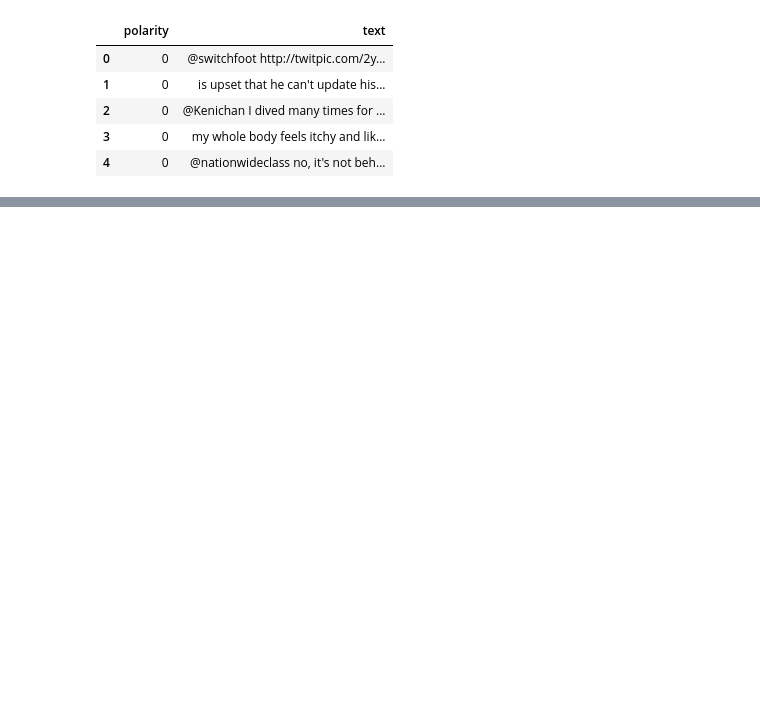
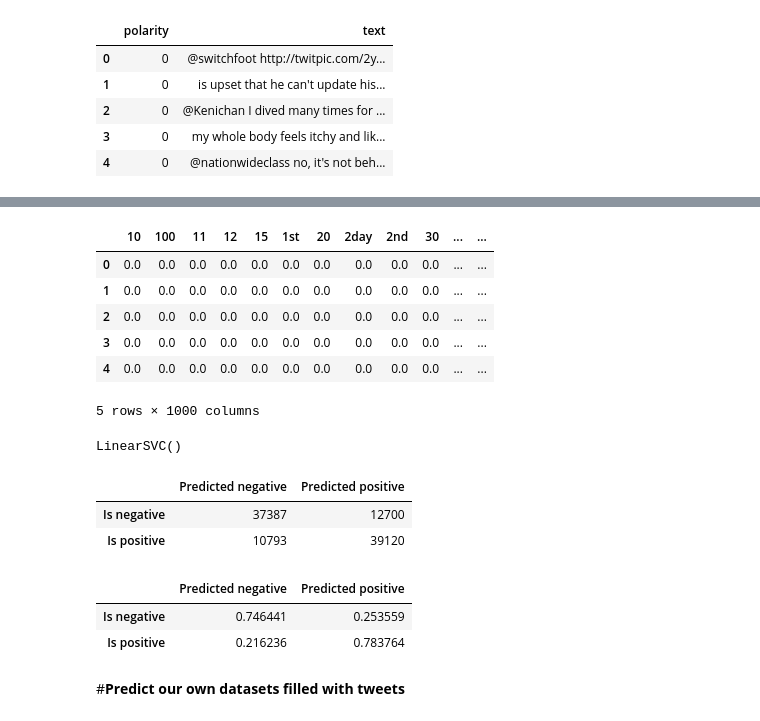
Before and after one commit to tomheyden/ATIT2-22, a Jupyter notebook: investigating-sentiment-analysis/notebooks/Cleaning the Sentiment140 data.ipynb, the cells around one changed output, grey strips where cells are left out. Drawn from its saved outputs; the diff is of its cells as text; code cells hidden in the pictures; blank space fills up the shorter version.

```diff
--- a/investigating-sentiment-analysis/notebooks/Cleaning the Sentiment140 data.ipynb
+++ b/investigating-sentiment-analysis/notebooks/Cleaning the Sentiment140 data.ipynb
@@ -121,0 +93,13 @@ In this section, we cleaned up the **Sentiment140** tweet dataset. Sentiment140
+# %%
+vectorizer = TfidfVectorizer(max_features=1000)
+vectors = vectorizer.fit_transform(df.text)
+words_df = pd.DataFrame(vectors.toarray(), columns=vectorizer.get_feature_names())
+words_df.head()
+# %% [output]
+|  | 10 | 100 | 11 | 12 | 15 | 1st | 20 | 2day | 2nd | 30 | ... | ... |
+| 0 | 0.0 | 0.0 | 0.0 | 0.0 | 0.0 | 0.0 | 0.0 | 0.0 | 0.0 | 0.0 | ... | ... |
+| 1 | 0.0 | 0.0 | 0.0 | 0.0 | 0.0 | 0.0 | 0.0 | 0.0 | 0.0 | 0.0 | ... | ... |
+| 2 | 0.0 | 0.0 | 0.0 | 0.0 | 0.0 | 0.0 | 0.0 | 0.0 | 0.0 | 0.0 | ... | ... |
+| 3 | 0.0 | 0.0 | 0.0 | 0.0 | 0.0 | 0.0 | 0.0 | 0.0 | 0.0 | 0.0 | ... | ... |
+| 4 | 0.0 | 0.0 | 0.0 | 0.0 | 0.0 | 0.0 | 0.0 | 0.0 | 0.0 | 0.0 | ... | ... |
+5 rows × 1000 columns
@@ -121,0 +111,33 @@ In this section, we cleaned up the **Sentiment140** tweet dataset. Sentiment140
+# %%
+svc = LinearSVC()
+svc.fit(X_train, y_train)
+# %% [output]
+LinearSVC()
+# %%
+y_true = y_test
+y_pred = svc.predict(X_test)
+matrix = confusion_matrix(y_true, y_pred)
+
+label_names = pd.Series(['negative', 'positive'])
+pd.DataFrame(matrix,
+     columns='Predicted ' + label_names,
+     index='Is ' + label_names)
+# %% [output]
+|  | Predicted negative | Predicted positive |
+| Is negative | 37387 | 12700 |
+| Is positive | 10793 | 39120 |
+# %%
+y_true = y_test
+y_pred = svc.predict(X_test)
+matrix = confusion_matrix(y_true, y_pred)
+
+label_names = pd.Series(['negative', 'positive'])
+pd.DataFrame(matrix,
+     columns='Predicted ' + label_names,
+     index='Is ' + label_names).div(matrix.sum(axis=1), axis=0)
+# %% [output]
+|  | Predicted negative | Predicted positive |
+| Is negative | 0.746441 | 0.253559 |
+| Is positive | 0.216236 | 0.783764 |
+# %% [markdown]
+#**Predict our own datasets filled with tweets**
```
Also changed, not shown: parts of 23 cells of this notebook.
